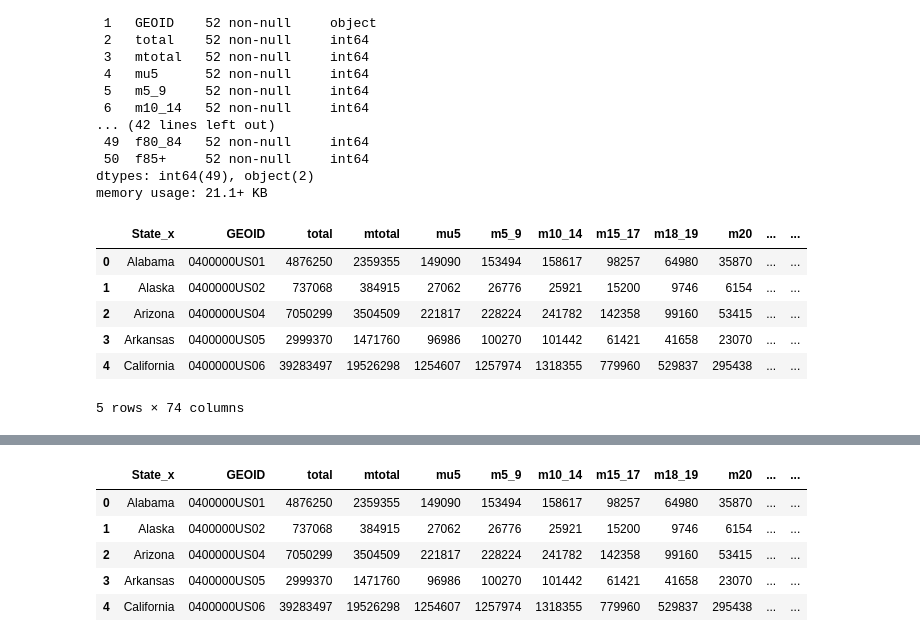
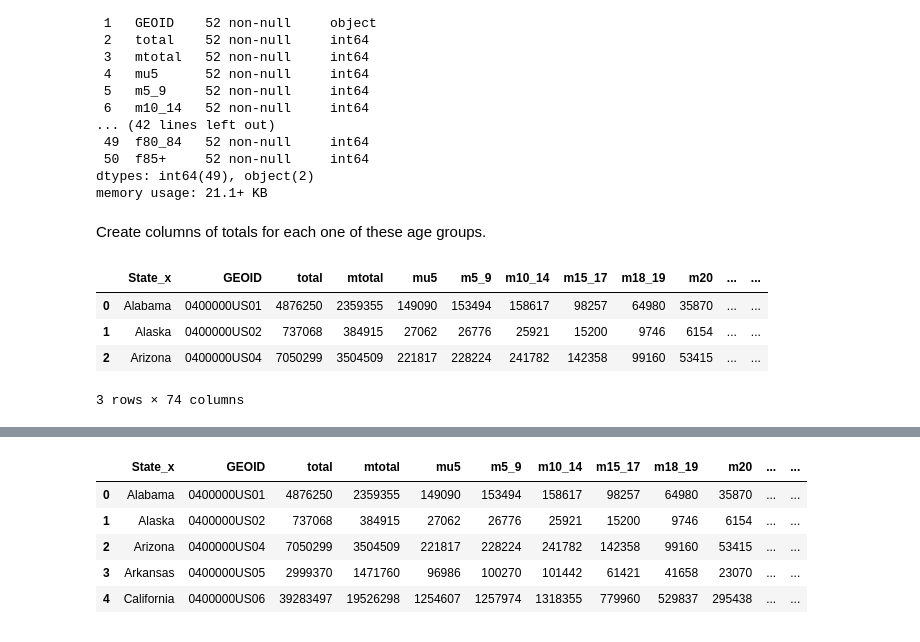
Before and after one commit to jomccall/Ageing-Peer-Communities, a Jupyter notebook: notebooks/Prep 2019 State Files.ipynb, the cells around one changed output, grey strips where cells are left out. Cells and saved outputs as stored; diff of their text form; code cells hidden in the pictures.

```diff
--- a/notebooks/Prep State File.ipynb
+++ b/notebooks/Prep 2019 State Files.ipynb
@@ -212,6 +218,8 @@ Data columns (total 51 columns):
  50  f85+     52 non-null     int64
 dtypes: int64(49), object(2)
 memory usage: 21.1+ KB
+# %% [markdown]
+Create columns of totals for each one of these age groups.
 # %%
 #create totals columns
 age_pop['tu5'] = age_pop['mu5']+age_pop['fu5']
@@ -238,13 +246,11 @@ age_pop['t75_79'] = age_pop['m75_79']+age_pop['f75_79']
 age_pop['t80_84'] = age_pop['m80_84']+age_pop['f80_84']
 age_pop['t85+'] = age_pop['m85+']+age_pop['f85+']
 # %%
-age_pop.head()
+age_pop.head(3)
 # %% [output]
 |  | State_x | GEOID | total | mtotal | mu5 | m5_9 | m10_14 | m15_17 | m18_19 | m20 | ... | ... |
 | 0 | Alabama | 0400000US01 | 4876250 | 2359355 | 149090 | 153494 | 158617 | 98257 | 64980 | 35870 | ... | ... |
 | 1 | Alaska | 0400000US02 | 737068 | 384915 | 27062 | 26776 | 25921 | 15200 | 9746 | 6154 | ... | ... |
 | 2 | Arizona | 0400000US04 | 7050299 | 3504509 | 221817 | 228224 | 241782 | 142358 | 99160 | 53415 | ... | ... |
-| 3 | Arkansas | 0400000US05 | 2999370 | 1471760 | 96986 | 100270 | 101442 | 61421 | 41658 | 23070 | ... | ... |
-| 4 | California | 0400000US06 | 39283497 | 19526298 | 1254607 | 1257974 | 1318355 | 779960 | 529837 | 295438 | ... | ... |
-5 rows × 74 columns
+3 rows × 74 columns
 # %% [markdown]
```
Also changed, not shown: parts of 30 cells of this notebook, 6 other files.
